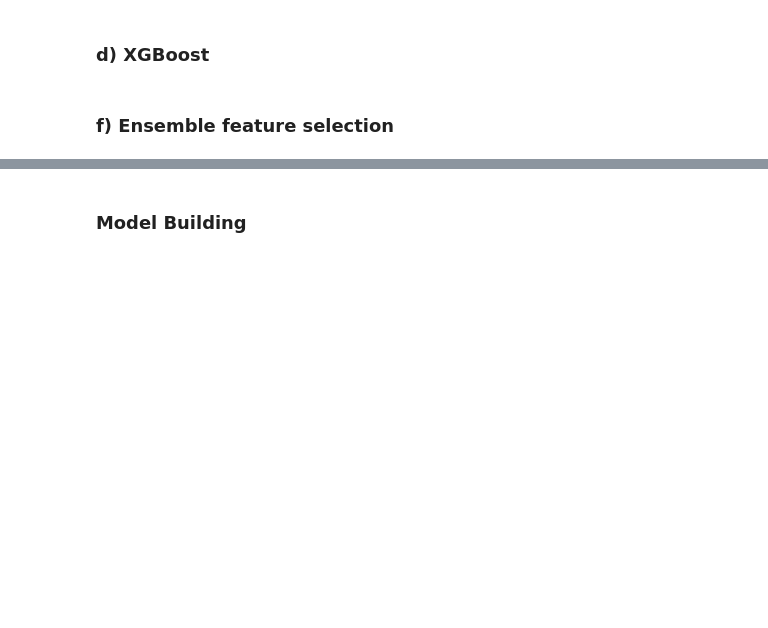
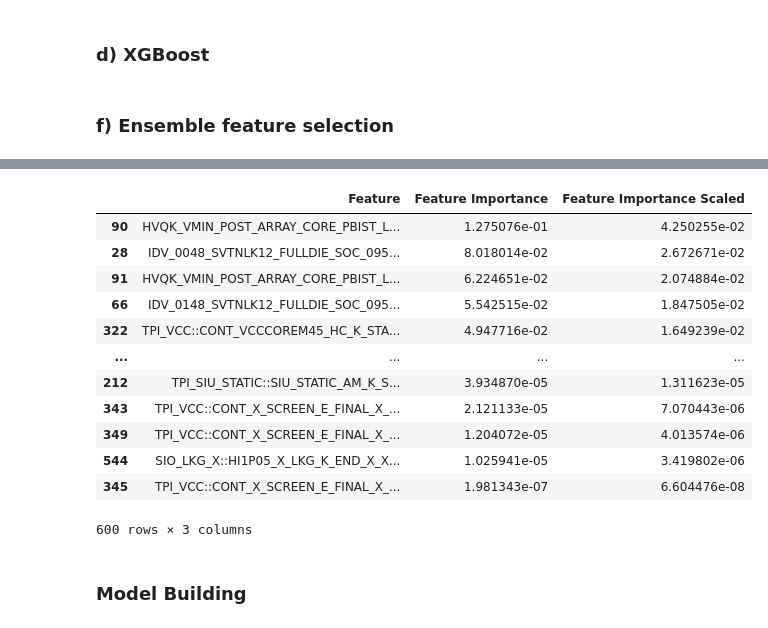
Before and after one commit to NicoleNL/ML-Speckle, a Jupyter notebook: MLSpeckle_20220106.ipynb, the cells around one changed output, grey strips where cells are left out. Cells and saved outputs as stored; diff of their text form; code cells hidden in the pictures; blank space fills up the shorter version.

```diff
--- a/MLSpeckle_20220106.ipynb
+++ b/MLSpeckle_20220106.ipynb
@@ -1474,5 +1465,6 @@ rf_fs_importance.to_csv(featuresel_path+"RandomForest.csv",index=False)
 %%time
 # Creating a BorutaPy object with RandomForestClassifier as the estimator and ranking the features
 from boruta import BorutaPy
-boruta_selector = BorutaPy(best_rf_model, n_estimators='auto', verbose=2, perc = 90,max_iter = 100, random_state=42)
+import numpy as np
+boruta_selector = BorutaPy(model, n_estimators='auto', verbose=2, perc = 100,max_iter = 100, random_state=42)
 boruta_selector.fit(np.array(X_train_scaled), np.array(y_train))
@@ -1482,5 +1498,5 @@ print("No. of significant features: ", boruta_selector.n_features_)
 selected_boruta_fs = pd.DataFrame({'Feature':list(X_train_scaled.columns),'Ranking':boruta_selector.ranking_}).sort_values(by='Ranking')
 selected_boruta_fs = selected_boruta_fs[selected_boruta_fs['Ranking']==1]
 selected_boruta_fs = selected_boruta_fs[["Feature"]]
-selected_boruta_fs_imp = rf_fs_importance.loc[rf_fs_importance['Feature'].isin(selected_boruta_fs['Feature']),:]
+selected_boruta_fs_imp = fs_importance.loc[fs_importance['Feature'].isin(selected_boruta_fs['Feature']),:]
 selected_boruta_fs_imp
@@ -1582,4 +1639,8 @@ results_df
 # %% [markdown]
 ### f) Ensemble feature selection
 # %%
-best_rf_model
+#load the estimators
+import joblib
+anova = joblib.load(featuresel_path+ "Anova_estimator.joblib")
+rf = joblib.load(featuresel_path+ "RandomForest_estimator.joblib")
+xgb = joblib.load(featuresel_path+"XGB_estimator.joblib")
@@ -1588,12 +1647,10 @@ best_xgb_model
 # %%
 %%time
 anova._estimator_type = "classifier"
-from xgboost import XGBClassifier
-best_xgb_model = XGBClassifier(random_state = 42)
 
 #ensemble feature selection
 from sklearn.ensemble import VotingClassifier
 #specify the estimators to use, specify anova first if it is used
-estimators = [('ANOVA',anova),('XGB',best_xgb_model),('RF', best_rf_model)]
+estimators = [('ANOVA',anova),('XGB',xgb),('RF', rf)]
 voting_clf = VotingClassifier(estimators=estimators, voting='soft', weights=[1,1,1])
 voting_clf.fit(X_train_scaled, y_train)
@@ -1600,38 +1677,54 @@ voting_clf.fit(X_train_scaled, y_train)
 # %%
+import numpy as np
 def compute_feature_importance(voting_clf, weights):
     """
     Function to compute feature importance of ensemble feature selection
     voting_clf = Voting Classifier object
     weights = weights used for each estimator
     """
 
     feature_importance = dict()
     anova_featureimp = dict()
 
     try: # anova is not one of the estimators
         for est in voting_clf.estimators_:
             feature_importance[str(est)] = est.feature_importances_ #get the feature imp for each estimator
     except: #if anova is one of the estimators
         #get the feature imp for anova
         anova_featureimp[voting_clf.estimators_[0]] = voting_clf.estimators_[0].scores_/voting_clf.estimators_[0].scores_.sum()
         #get the feature imp for other estimators
         for est in voting_clf.estimators_[1:]:
             feature_importance[str(est)] = est.feature_importances_ #get the feature imp for each estimator
         #combine feature imp of anova and other estimators
         feature_importance.update(anova_featureimp)
 
     fe_scores = [0]*len(list(feature_importance.values())[0]) #initialize fe_scores as 0
     for idx, imp_score in enumerate(feature_importance.values()): #idx:estimator index, imp_score: feature imp of est
         imp_score_with_weight = imp_score*weights[idx] #Multiply the weights of the base estimator to the importance score of each of the features.
         fe_scores = list(np.add(fe_scores, list(imp_score_with_weight)))
 
     return fe_scores
 
 ensemble_fs = pd.DataFrame()
 ensemble_fs['Feature'] = X_train_scaled.columns
 ensemble_fs['Feature Importance'] = compute_feature_importance(voting_clf,weights = [1, 1, 1])
-ensemble_fs = ensemble_fs.sort_values('Feature Importance', ascending=False)
+ensemble_fs['Feature Importance Scaled'] = ensemble_fs['Feature Importance']/ensemble_fs['Feature Importance'].sum()
+ensemble_fs = ensemble_fs.sort_values('Feature Importance Scaled', ascending=False)
 ensemble_fs
+# %% [output]
+|  | Feature | Feature Importance | Feature Importance Scaled |
+| 90 | HVQK_VMIN_POST_ARRAY_CORE_PBIST_L... | 1.275076e-01 | 4.250255e-02 |
+| 28 | IDV_0048_SVTNLK12_FULLDIE_SOC_095... | 8.018014e-02 | 2.672671e-02 |
+| 91 | HVQK_VMIN_POST_ARRAY_CORE_PBIST_L... | 6.224651e-02 | 2.074884e-02 |
+| 66 | IDV_0148_SVTNLK12_FULLDIE_SOC_095... | 5.542515e-02 | 1.847505e-02 |
+| 322 | TPI_VCC::CONT_VCCCOREM45_HC_K_STA... | 4.947716e-02 | 1.649239e-02 |
+| ... | ... | ... | ... |
+| 212 | TPI_SIU_STATIC::SIU_STATIC_AM_K_S... | 3.934870e-05 | 1.311623e-05 |
+| 343 | TPI_VCC::CONT_X_SCREEN_E_FINAL_X_... | 2.121133e-05 | 7.070443e-06 |
+| 349 | TPI_VCC::CONT_X_SCREEN_E_FINAL_X_... | 1.204072e-05 | 4.013574e-06 |
+| 544 | SIO_LKG_X::HI1P05_X_LKG_K_END_X_X... | 1.025941e-05 | 3.419802e-06 |
+| 345 | TPI_VCC::CONT_X_SCREEN_E_FINAL_X_... | 1.981343e-07 | 6.604476e-08 |
+600 rows × 3 columns
 # %%
 #take top n important features only in train and validation
 n=200
```
Also changed, not shown: parts of 55 cells of this notebook.
